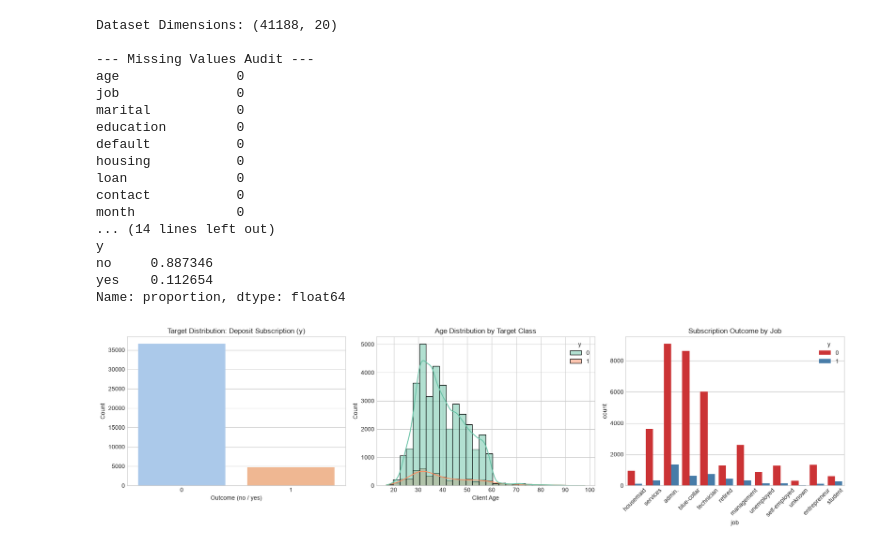
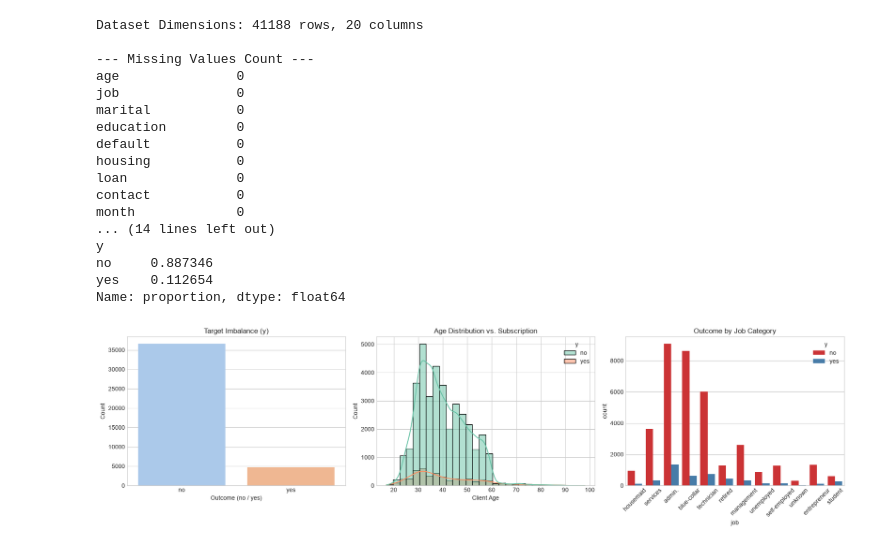
Before and after one commit to Karthik-2006-cell/ml-capstone-project, a Jupyter notebook: notebooks/Classification.ipynb, the cells around one changed output. Saved outputs shown, nothing was run; the diff lists cells and outputs as text; code cells hidden in the pictures.

```diff
--- a/notebooks/Classification.ipynb
+++ b/notebooks/Classification.ipynb
@@ -37,21 +65,19 @@ Load the dataset using a flexible delimiter engine, standardize column names, ev
 # %%
-#CSV file load
-df_clf = pd.read_csv('bank.csv', sep=None, engine='python')
+# Flexible loader with auto-delimiter detection
+df_raw = pd.read_csv('bank.csv', sep=None, engine='python')
 
-# Clean and normalize header strings
-df_clf.columns = df_clf.columns.str.strip().str.replace('"', '').str.lower()
-if 'deposit' in df_clf.columns and 'y' not in df_clf.columns:
-    df_clf = df_clf.rename(columns={'deposit': 'y'})
+# Normalize column names
+df_raw.columns = df_raw.columns.str.strip().str.replace('"', '').str.lower()
 
-print(f"Dataset Dimensions: {df_clf.shape}")
-print("\n--- Missing Values Audit ---")
-print(df_clf.isnull().sum())
+print(f"Dataset Dimensions: {df_raw.shape[0]} rows, {df_raw.shape[1]} columns")
+print("\n--- Missing Values Count ---")
+print(df_raw.isnull().sum())
 print("\n--- Target Class Proportions ---")
-print(df_clf['y'].value_counts(normalize=True))
+print(df_raw['y'].value_counts(normalize=True))
 # %% [output]
-Dataset Dimensions: (41188, 20)
+Dataset Dimensions: 41188 rows, 20 columns
 
---- Missing Values Audit ---
+--- Missing Values Count ---
 age               0
 job               0
 marital           0
@@ -67,28 +93,27 @@ no     0.887346
 yes    0.112654
 Name: proportion, dtype: float64
 # %%
-# EDA Visualizations: Target distribution, Age profile, and Job category breakdown
 fig, axes = plt.subplots(1, 3, figsize=(18, 5))
 
 # 1. Target Class Imbalance
-sns.countplot(data=df_clf, x='y', hue='y', palette='pastel', legend=False, ax=axes[0])
-axes[0].set_title('Target Distribution: Deposit Subscription (y)')
+sns.countplot(data=df_raw, x='y', hue='y', palette='pastel', legend=False, ax=axes[0])
+axes[0].set_title('Target Imbalance (y)')
 axes[0].set_xlabel('Outcome (no / yes)')
 axes[0].set_ylabel('Count')
 
-# 2. Age Distribution by Subscription Outcome
-if 'age' in df_clf.columns:
-    sns.histplot(data=df_clf, x='age', hue='y', kde=True, bins=30, palette='Set2', ax=axes[1])
-    axes[1].set_title('Age Distribution by Target Class')
+# 2. Age Distribution by Subscription Status
+if 'age' in df_raw.columns:
+    sns.histplot(data=df_raw, x='age', hue='y', kde=True, bins=30, palette='Set2', ax=axes[1])
+    axes[1].set_title('Age Distribution vs. Subscription')
     axes[1].set_xlabel('Client Age')
 
-# 3. Job Distribution by Outcome
-if 'job' in df_clf.columns:
-    sns.countplot(data=df_clf, x='job', hue='y', palette='Set1', ax=axes[2])
-    axes[2].set_title('Subscription Outcome by Job')
+# 3. Job Categories vs Subscription
+if 'job' in df_raw.columns:
+    sns.countplot(data=df_raw, x='job', hue='y', palette='Set1', ax=axes[2])
+    axes[2].set_title('Outcome by Job Category')
     axes[2].tick_params(axis='x', rotation=45)
 
 plt.tight_layout()
 plt.show()
 # %% [output]
-[figure, old version]
+[figure, new version]
```
Also changed, not shown: parts of 23 cells of this notebook.
